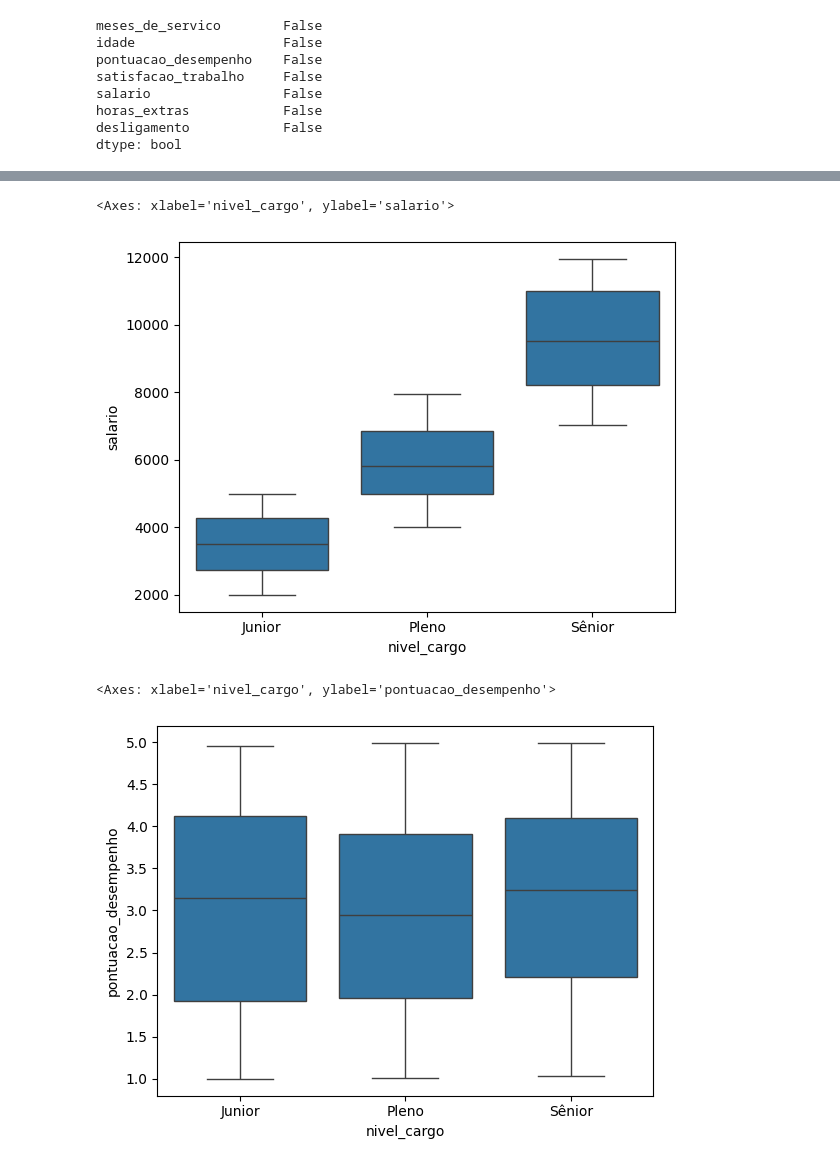
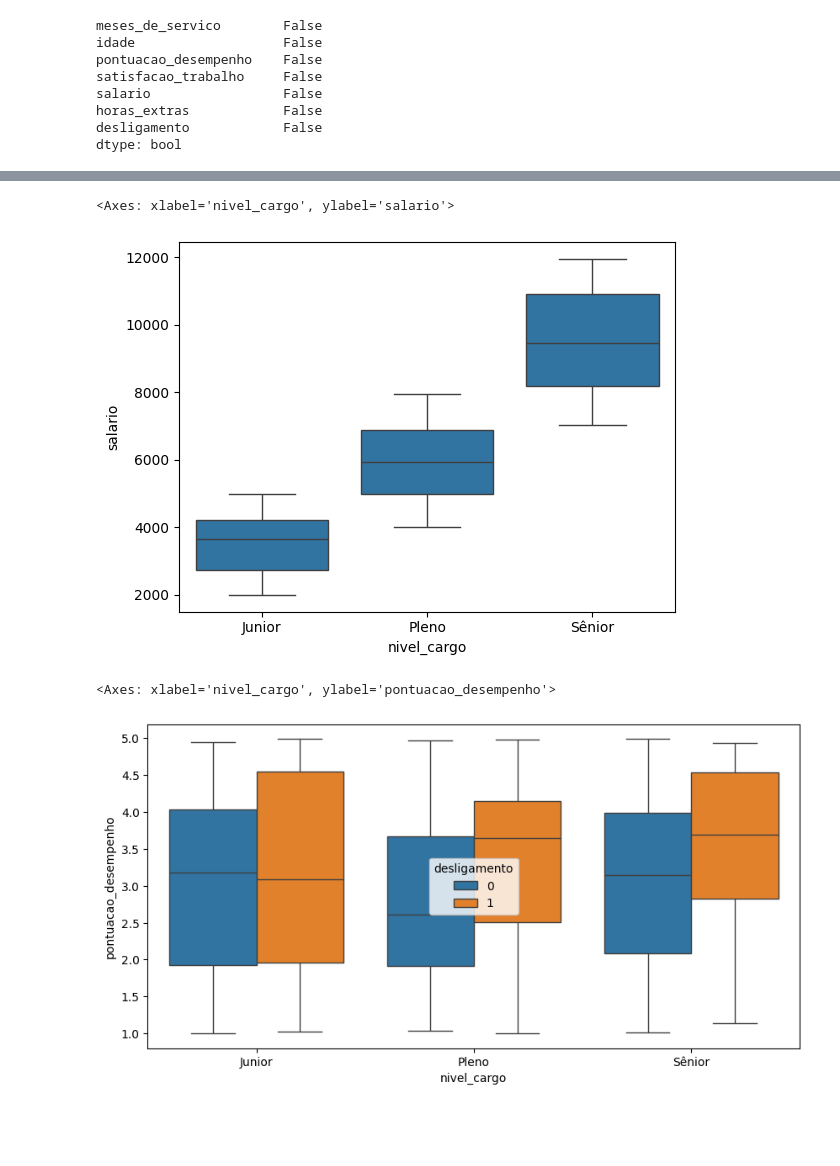
Before and after one commit to matheusmello-o/turnover-optmization, a Jupyter notebook: notebooks/01_data_exploration.ipynb, the cells around one changed output, grey strips where cells are left out. Saved outputs shown, nothing was run; the diff lists cells and outputs as text; code cells hidden in the pictures; blank space fills up the shorter version.

Commit message:
data exploration - continue

```diff
--- a/notebooks/01_data_exploration.ipynb
+++ b/notebooks/01_data_exploration.ipynb
@@ -147,17 +154,19 @@ sns.boxplot(data = train_set,
 # %%
-sns.boxplot(data = train_set,
+sns.boxplot(data = df,
             x = 'nivel_cargo',
             y = 'salario',
             order = ['Junior', 'Pleno', 'Sênior'])
 # %% [output]
 <Axes: xlabel='nivel_cargo', ylabel='salario'>
-[figure, old version]
+[figure, new version]
 # %%
-sns.boxplot(data = train_set,
+plt.figure(figsize = (10, 5))
+sns.boxplot(data = df,
             x = 'nivel_cargo',
             y = 'pontuacao_desempenho',
+            hue = 'desligamento',
             order = ['Junior', 'Pleno', 'Sênior'])
 # %% [output]
 <Axes: xlabel='nivel_cargo', ylabel='pontuacao_desempenho'>
-[figure, old version]
+[figure, new version]
 # %%
```
Also changed, not shown: parts of 20 cells of this notebook, 2 other files.
